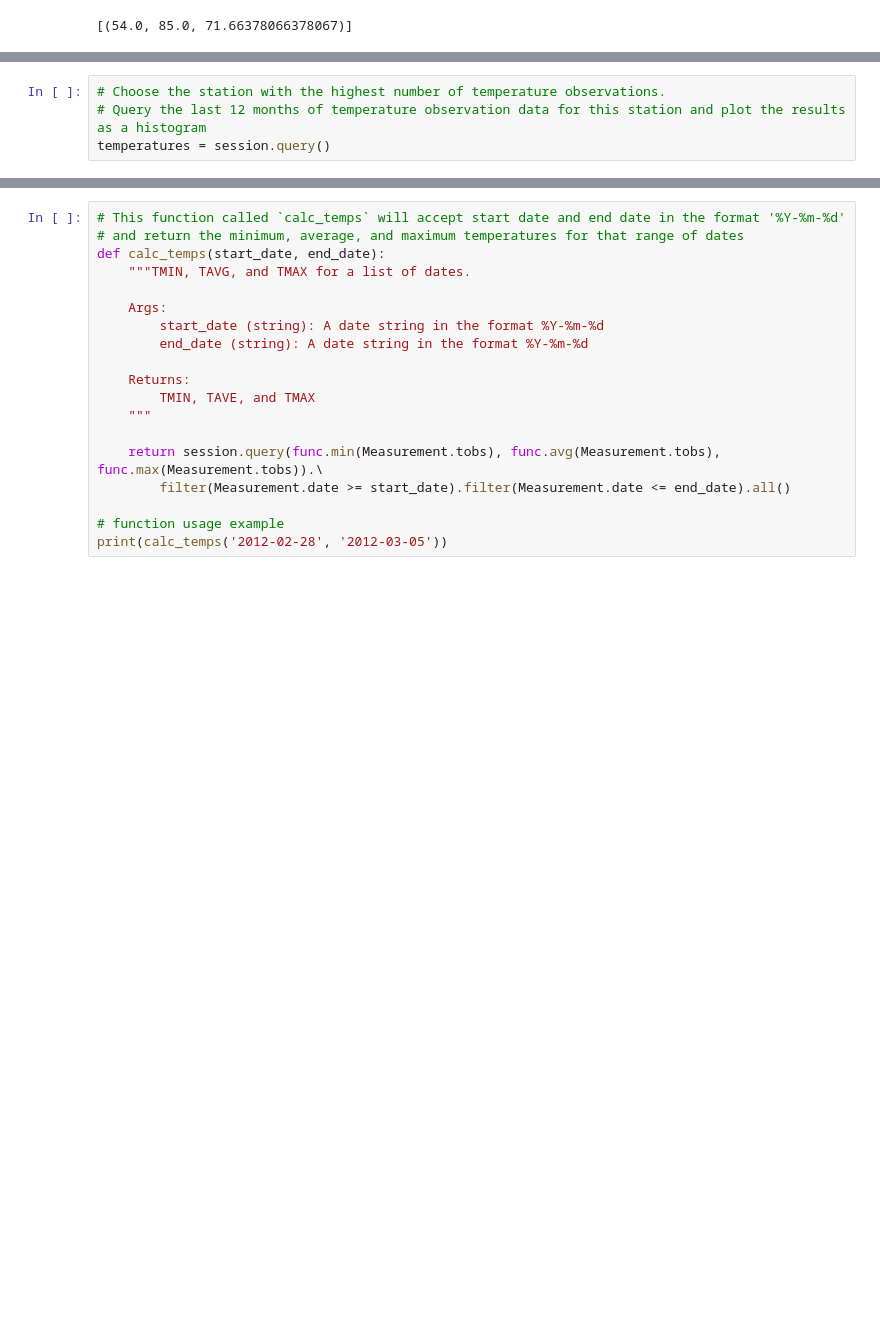
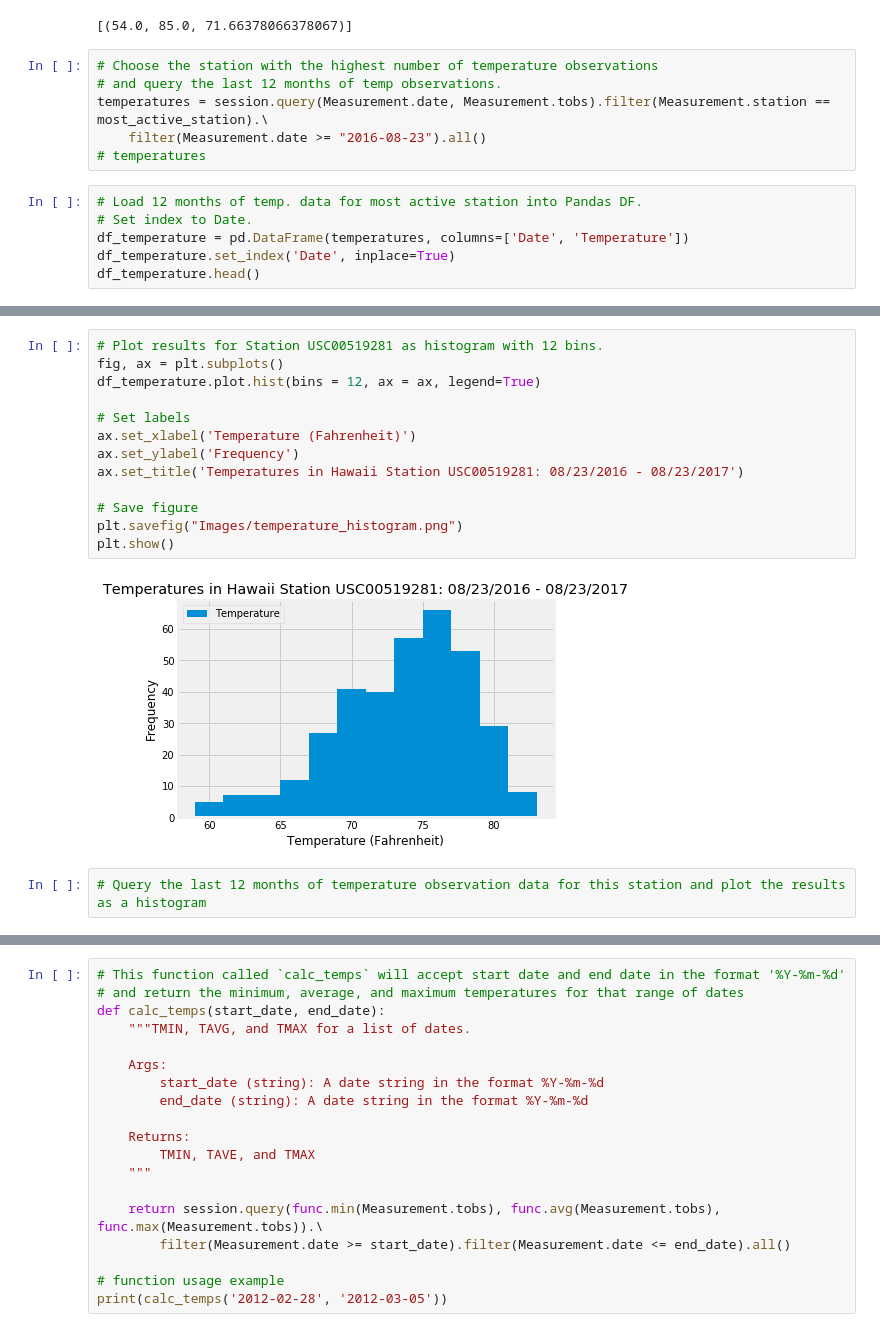
Before and after one commit to ZGrinacoff/Advanced-Data-Storage-and-Retrieval-Surfs-Up, a Jupyter notebook: climate_analysis.ipynb, the cells around one changed output, grey strips where cells are left out. Drawn from its saved outputs; the diff is of its cells as text; blank space fills up the shorter version.

Commit message:
Completed Station analysis

```diff
--- a/climate_analysis.ipynb
+++ b/climate_analysis.ipynb
@@ -167,3 +167,15 @@ summary_temps = session.query(func.min(Measurement.tobs), func.max(Measurement.t
 summary_temps
 # %% [output]
 [(54.0, 85.0, 71.66378066378067)]
+# %%
+# Choose the station with the highest number of temperature observations
+# and query the last 12 months of temp observations.
+temperatures = session.query(Measurement.date, Measurement.tobs).filter(Measurement.station == most_active_station).\
+    filter(Measurement.date >= "2016-08-23").all()
+# temperatures
+# %%
+# Load 12 months of temp. data for most active station into Pandas DF.
+# Set index to Date.
+df_temperature = pd.DataFrame(temperatures, columns=['Date', 'Temperature'])
+df_temperature.set_index('Date', inplace=True)
+df_temperature.head()
@@ -170,7 +190,20 @@ summary_temps
+# %%
+# Plot results for Station USC00519281 as histogram with 12 bins.
+fig, ax = plt.subplots()
+df_temperature.plot.hist(bins = 12, ax = ax, legend=True)
+
+# Set labels
+ax.set_xlabel('Temperature (Fahrenheit)')
+ax.set_ylabel('Frequency')
+ax.set_title('Temperatures in Hawaii Station USC00519281: 08/23/2016 - 08/23/2017')
+
+# Save figure
+plt.savefig("Images/temperature_histogram.png")
+plt.show()
+# %% [output]
+[figure, added]
 # %%
-# Choose the station with the highest number of temperature observations.
 # Query the last 12 months of temperature observation data for this station and plot the results as a histogram
-temperatures = session.query()
 # %% [markdown]
 ![precipitation](Images/station-histogram.png)
 # %%
```
Also changed, not shown: parts of 2 cells of this notebook.
